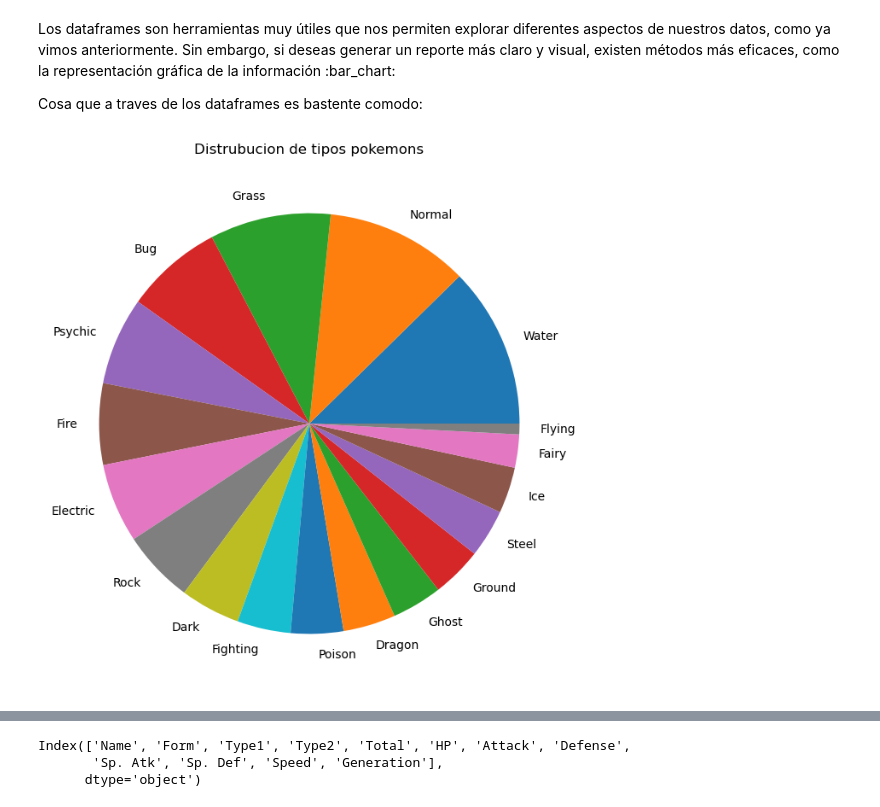
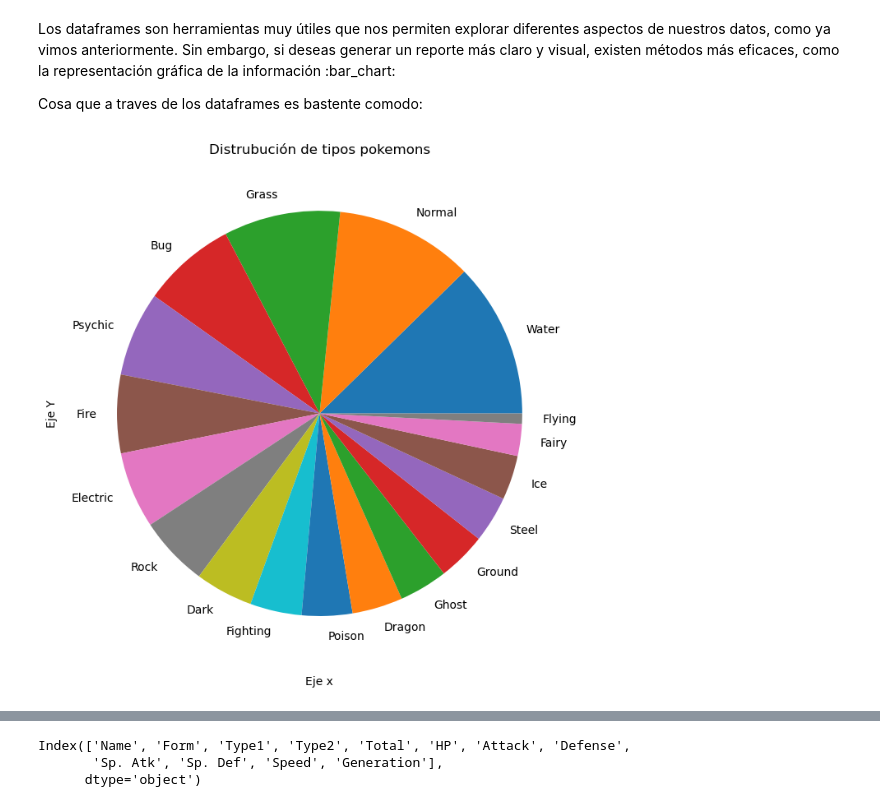
Before and after one commit to ArmandoTrapaga/Induccion, a Jupyter notebook: Dataframes.ipynb, the cells around one changed output, grey strips where cells are left out. Cells and saved outputs as stored; diff of their text form; code cells hidden in the pictures.

```diff
--- a/Dataframes.ipynb
+++ b/Dataframes.ipynb
@@ -376,17 +465,18 @@ Cosa que a traves de los dataframes es bastente comodo:
 # %%
 import matplotlib.pyplot as plt
 
-# Podemos hacer graficas simples como las de pie para representar la porcion que representan dentro de un conjunto de datos
+# Podemos hacer gráficas simples como las de pie para representar la porción que ocupan dentro de un conjunto de datos
 
 plt.figure(figsize=(8,8))
 # Los dataframes te permiten hacer plots sencillos
-data.Type1.value_counts().plot.pie()
-plt.ylabel('')
-plt.title('Distrubucion de tipos pokemons')
+data.Type1.value_counts().plot.pie() # Lo que hace es contar los valores únicos que hay en la columna Type1, y plotearlo en un gráfico de _pie_
+plt.xlabel('Eje x')
+plt.ylabel('Eje Y')
+plt.title('Distrubución de tipos pokemons')
 
 plt.show()
 # %% [output]
-[figure, old version]
+[figure, new version]
 # %%
 import matplotlib.pyplot as plt
 
```
Also changed, not shown: parts of 42 cells of this notebook, 1 other file.
